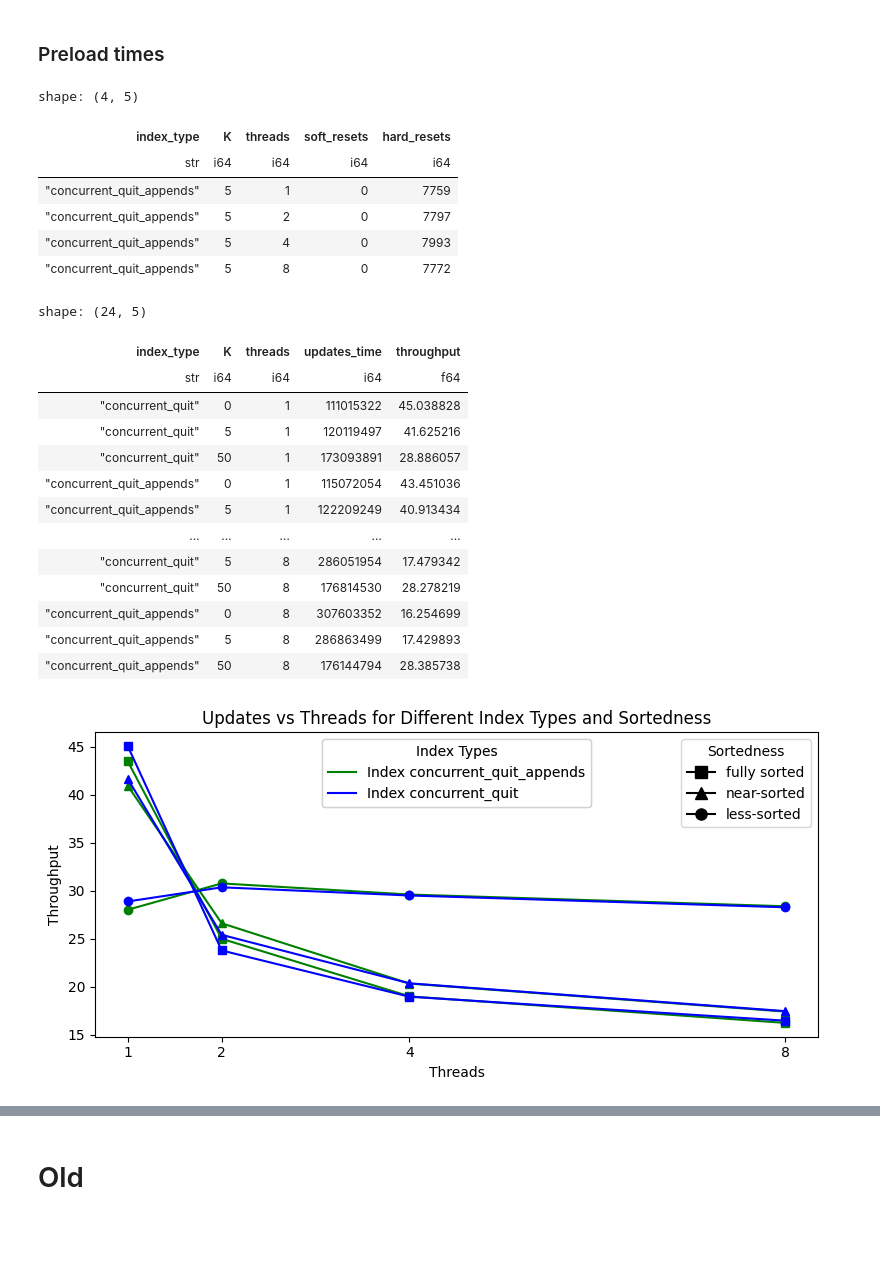
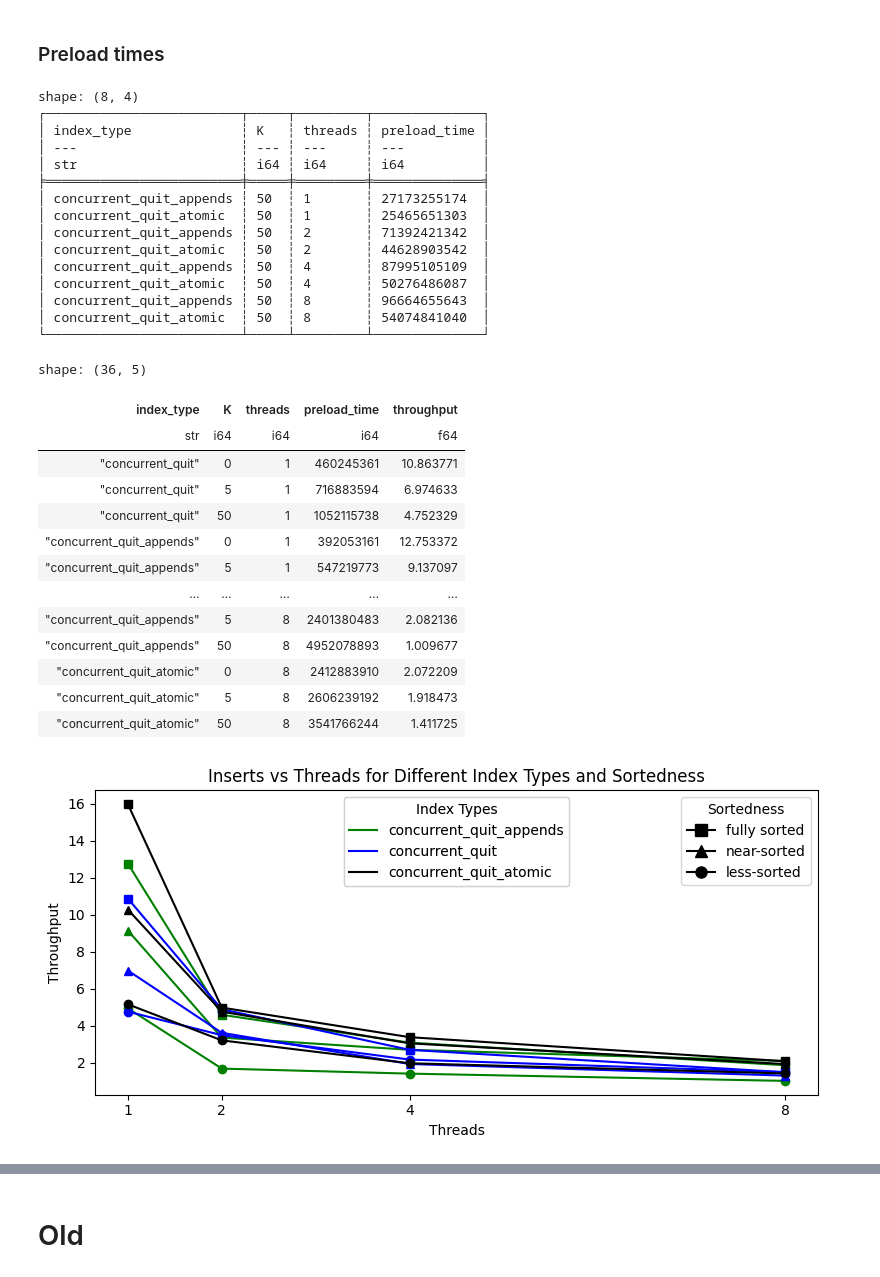
Before and after one commit to BU-DiSC/concurrent-quit, a Jupyter notebook: results/analysis/analysis.ipynb, the cells around one changed output, grey strips where cells are left out. Cells and saved outputs as stored; diff of their text form; code cells hidden in the pictures; blank space fills up the shorter version.

Commit message:
experiment results - july 2

```diff
--- a/results/analysis/analysis.ipynb
+++ b/results/analysis/analysis.ipynb
@@ -11,7 +11,7 @@ import numpy as np
 ### Set connection parameters
 # %%
 db_dir = "/scratch/aneeshr/concurrent-quit/results/db"
-db_name = "db_june18"
+db_name = "db_r_5m_july2"
 db_path = db_dir + "/" + db_name
 # %%
 connection = sqlite3.connect(db_path)
@@ -60,52 +60,64 @@ reset_df = df.select(
             pl.col("index_type"),
             pl.col("K"),
             pl.col("threads"),
-            pl.col("soft_resets"),
-            pl.col("hard_resets")
+            pl.col("preload_time"),
+            # pl.col("hard_resets")
 )
-reset_df = reset_df.filter((pl.col("index_type")=="concurrent_quit_appends") & (pl.col("K")==5))
-reset_df
+# reset_df = reset_df.filter((pl.col("index_type")=="concurrent_quit_appends") & (pl.col("K")==5))
+reset_df = reset_df.filter(((pl.col("index_type")=="concurrent_quit_appends") |
+                            (pl.col("index_type")=="concurrent_quit_atomic")) &
+                           (pl.col("K")==50))
+print(reset_df)
 # %% [output]
-shape: (4, 5)
+shape: (8, 4)
+┌─────────────────────────┬─────┬─────────┬──────────────┐
+│ index_type              ┆ K   ┆ threads ┆ preload_time │
+│ ---                     ┆ --- ┆ ---     ┆ ---          │
+│ str                     ┆ i64 ┆ i64     ┆ i64          │
+╞═════════════════════════╪═════╪═════════╪══════════════╡
+│ concurrent_quit_appends ┆ 50  ┆ 1       ┆ 27173255174  │
+│ concurrent_quit_atomic  ┆ 50  ┆ 1       ┆ 25465651303  │
+│ concurrent_quit_appends ┆ 50  ┆ 2       ┆ 71392421342  │
+│ concurrent_quit_atomic  ┆ 50  ┆ 2       ┆ 44628903542  │
+│ concurrent_quit_appends ┆ 50  ┆ 4       ┆ 87995105109  │
+│ concurrent_quit_atomic  ┆ 50  ┆ 4       ┆ 50276486087  │
+│ concurrent_quit_appends ┆ 50  ┆ 8       ┆ 96664655643  │
+│ concurrent_quit_atomic  ┆ 50  ┆ 8       ┆ 54074841040  │
+└─────────────────────────┴─────┴─────────┴──────────────┘
-| index_type | K | threads | soft_resets | hard_resets |
-| str | i64 | i64 | i64 | i64 |
-| "concurrent_quit_appends" | 5 | 1 | 0 | 7759 |
-| "concurrent_quit_appends" | 5 | 2 | 0 | 7797 |
-| "concurrent_quit_appends" | 5 | 4 | 0 | 7993 |
-| "concurrent_quit_appends" | 5 | 8 | 0 | 7772 |
 # %%
 preload_df = df.select(
                 pl.col("index_type"),
                 pl.col("K"),
                 pl.col("threads"),
-                pl.col("updates_time")
+                pl.col("preload_time")
 )
 # %%
 num_ops = 5e6
 div_factor = num_ops * 1000
-preload_df = preload_df.with_columns((div_factor/pl.col("updates_time")).alias("throughput"))
+preload_df = preload_df.with_columns((div_factor/pl.col("preload_time")).alias("throughput"))
 preload_df
 # %% [output]
-shape: (24, 5)
+shape: (36, 5)
-| index_type | K | threads | updates_time | throughput |
+| index_type | K | threads | preload_time | throughput |
 | str | i64 | i64 | i64 | f64 |
-| "concurrent_quit" | 0 | 1 | 111015322 | 45.038828 |
-| "concurrent_quit" | 5 | 1 | 120119497 | 41.625216 |
-| "concurrent_quit" | 50 | 1 | 173093891 | 28.886057 |
-| "concurrent_quit_appends" | 0 | 1 | 115072054 | 43.451036 |
-| "concurrent_quit_appends" | 5 | 1 | 122209249 | 40.913434 |
+| "concurrent_quit" | 0 | 1 | 460245361 | 10.863771 |
+| "concurrent_quit" | 5 | 1 | 716883594 | 6.974633 |
+| "concurrent_quit" | 50 | 1 | 1052115738 | 4.752329 |
+| "concurrent_quit_appends" | 0 | 1 | 392053161 | 12.753372 |
+| "concurrent_quit_appends" | 5 | 1 | 547219773 | 9.137097 |
 | … | … | … | … | … |
-| "concurrent_quit" | 5 | 8 | 286051954 | 17.479342 |
-| "concurrent_quit" | 50 | 8 | 176814530 | 28.278219 |
-| "concurrent_quit_appends" | 0 | 8 | 307603352 | 16.254699 |
-| "concurrent_quit_appends" | 5 | 8 | 286863499 | 17.429893 |
-| "concurrent_quit_appends" | 50 | 8 | 176144794 | 28.385738 |
+| "concurrent_quit_appends" | 5 | 8 | 2401380483 | 2.082136 |
+| "concurrent_quit_appends" | 50 | 8 | 4952078893 | 1.009677 |
+| "concurrent_quit_atomic" | 0 | 8 | 2412883910 | 2.072209 |
+| "concurrent_quit_atomic" | 5 | 8 | 2606239192 | 1.918473 |
+| "concurrent_quit_atomic" | 50 | 8 | 3541766244 | 1.411725 |
 # %%
 index_types = preload_df["index_type"].unique().to_list()
 k_values = sorted(preload_df["K"].unique().to_list())
 thread_values = sorted(preload_df["threads"].unique().to_list())
 
-colors = {"concurrent_simple": "grey", "concurrent_quit": "blue", "concurrent_quit_appends": "green"}
+colors = {"concurrent_simple": "grey", "concurrent_quit": "blue",
+          "concurrent_quit_appends": "green", "concurrent_quit_atomic": "black"}
 markers = {k: ['s', '^', 'o'][i % 3] for i, k in enumerate(k_values)}
 sortedness_values = {0: "fully sorted", 5: "near-sorted", 50: "less-sorted"}
 
@@ -130,34 +142,34 @@ for index in index_types:
 
 # Set x-axis ticks and label
 plt.xticks(thread_values)
 plt.xlabel("Threads")
 # Set y-axis label
 plt.ylabel("Throughput")
 # Set plot title
-plt.title("Updates vs Threads for Different Index Types and Sortedness")
+plt.title("Inserts vs Threads for Different Index Types and Sortedness")
 # Add legend
 
 # legend_k_handles = [plt.plot([], [], marker=markers[k], linestyle='-', color='gray', label=f'K={k}')[0] for k in k_values]
 # plt.legend(handles=legend_k_handles, title='K Values', loc='upper right')
 
 # # Create a separate legend for Index Types using proxy artists
 # legend_index_handles = [plt.plot([], [], color=colors[index], label=f'{index}')[0] for index in index_types]
 # plt.legend(handles=legend_index_handles, loc='upper right')
 
 # Create a separate legend for K values (proxy artists)
 marker_handles = [plt.Line2D([0], [0], marker=markers[k], color='k', linestyle='-', markersize=8, label=f'{sortedness_values[k]}') for k in k_values]
 legend2 = plt.legend(handles=marker_handles, title='Sortedness', loc='upper right')
 plt.gca().add_artist(legend2) # Add the second legend to the current axes
 
 # Create a separate legend for Index Types (proxy artists)
-color_handles = [plt.Line2D([0], [0], color=colors[index], linestyle='-', label=f'Index {index}') for index in index_types]
+color_handles = [plt.Line2D([0], [0], color=colors[index], linestyle='-', label=f'{index}') for index in index_types]
 legend3 = plt.legend(handles=color_handles, title='Index Types', loc='upper center')
 plt.gca().add_artist(legend3) # Add the third legend to the current axes
 
 # Adjust layout to prevent labels from overlapping
 plt.tight_layout()
 # Show the plot
 # plt.show()
-plt.savefig("updates-june18.pdf")
+plt.savefig("inserts-r-5m-july2.pdf")
 # %% [output]
-[figure, old version]
+[figure, new version]
```
Also changed, not shown: parts of 2 cells of this notebook, 9 other files.
